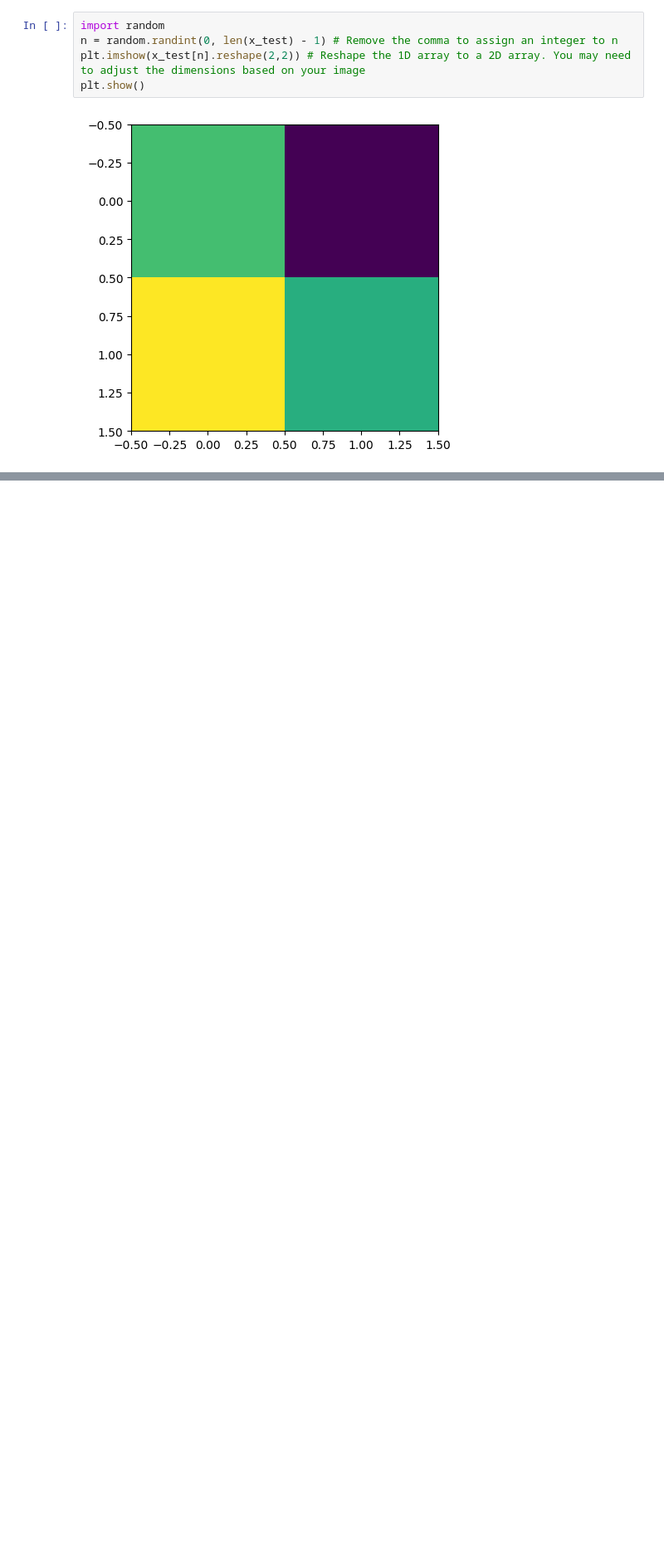
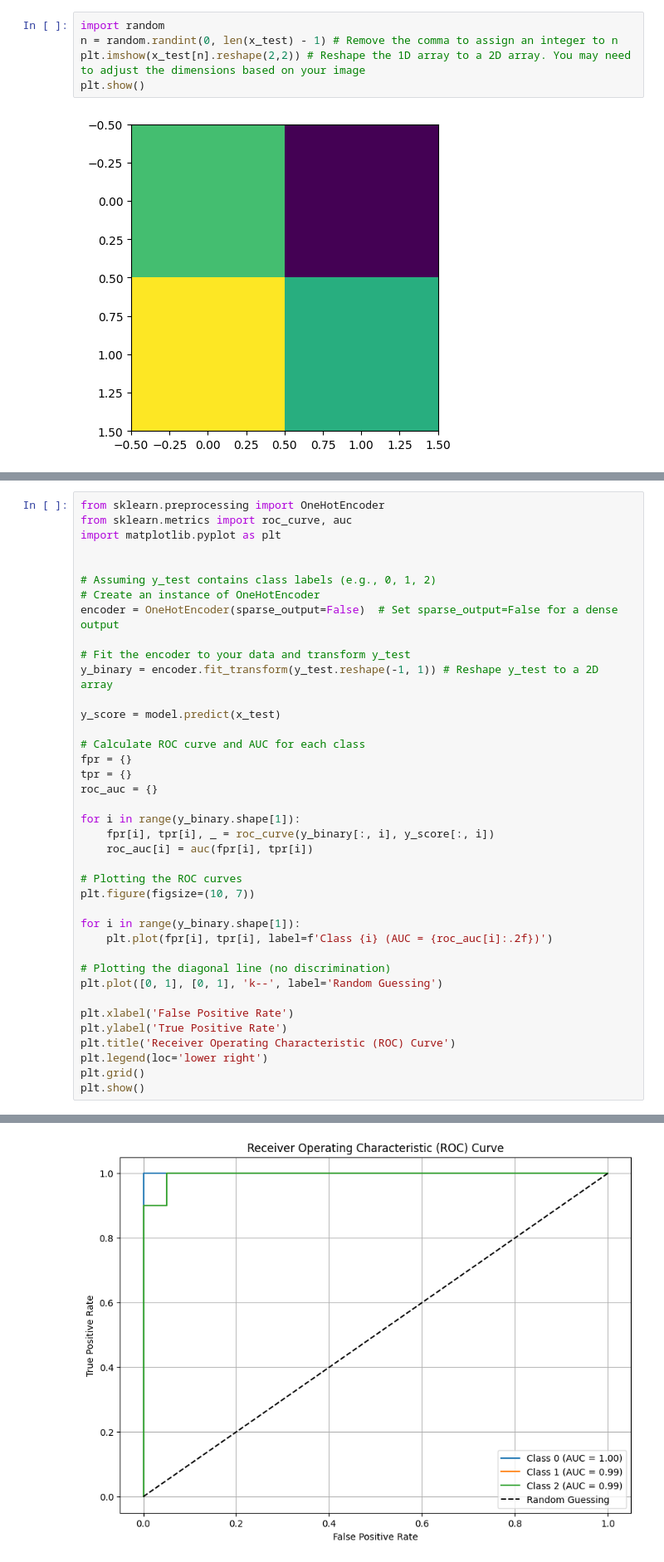
Before and after one commit to DSpike/Iris_Plan_Classification, a Jupyter notebook: Iris_Plant_Classification.ipynb, the cells around one changed output, grey strips where cells are left out. Shown: that part at 83% size. Saved outputs shown, nothing was run; the diff lists cells and outputs as text; blank space fills up the shorter version.

```diff
--- a/Iris_Plant_Classification.ipynb
+++ b/Iris_Plant_Classification.ipynb
@@ -231,0 +240,40 @@ plt.show()
+# %%
+from sklearn.preprocessing import OneHotEncoder
+from sklearn.metrics import roc_curve, auc
+import matplotlib.pyplot as plt
+
+
+# Assuming y_test contains class labels (e.g., 0, 1, 2)
+# Create an instance of OneHotEncoder
+encoder = OneHotEncoder(sparse_output=False)  # Set sparse_output=False for a dense output
+
+# Fit the encoder to your data and transform y_test
+y_binary = encoder.fit_transform(y_test.reshape(-1, 1)) # Reshape y_test to a 2D array
+
+y_score = model.predict(x_test)
+
+# Calculate ROC curve and AUC for each class
+fpr = {}
+tpr = {}
+roc_auc = {}
+
+for i in range(y_binary.shape[1]):
+    fpr[i], tpr[i], _ = roc_curve(y_binary[:, i], y_score[:, i])
+    roc_auc[i] = auc(fpr[i], tpr[i])
+
+# Plotting the ROC curves
+plt.figure(figsize=(10, 7))
+
+for i in range(y_binary.shape[1]):
+    plt.plot(fpr[i], tpr[i], label=f'Class {i} (AUC = {roc_auc[i]:.2f})')
+
+# Plotting the diagonal line (no discrimination)
+plt.plot([0, 1], [0, 1], 'k--', label='Random Guessing')
+
+plt.xlabel('False Positive Rate')
+plt.ylabel('True Positive Rate')
+plt.title('Receiver Operating Characteristic (ROC) Curve')
+plt.legend(loc='lower right')
+plt.grid()
+plt.show()
+# %% [output]
@@ -231,0 +281 @@ plt.show()
+[figure, added]
```
Also changed, not shown: parts of 12 cells of this notebook.
